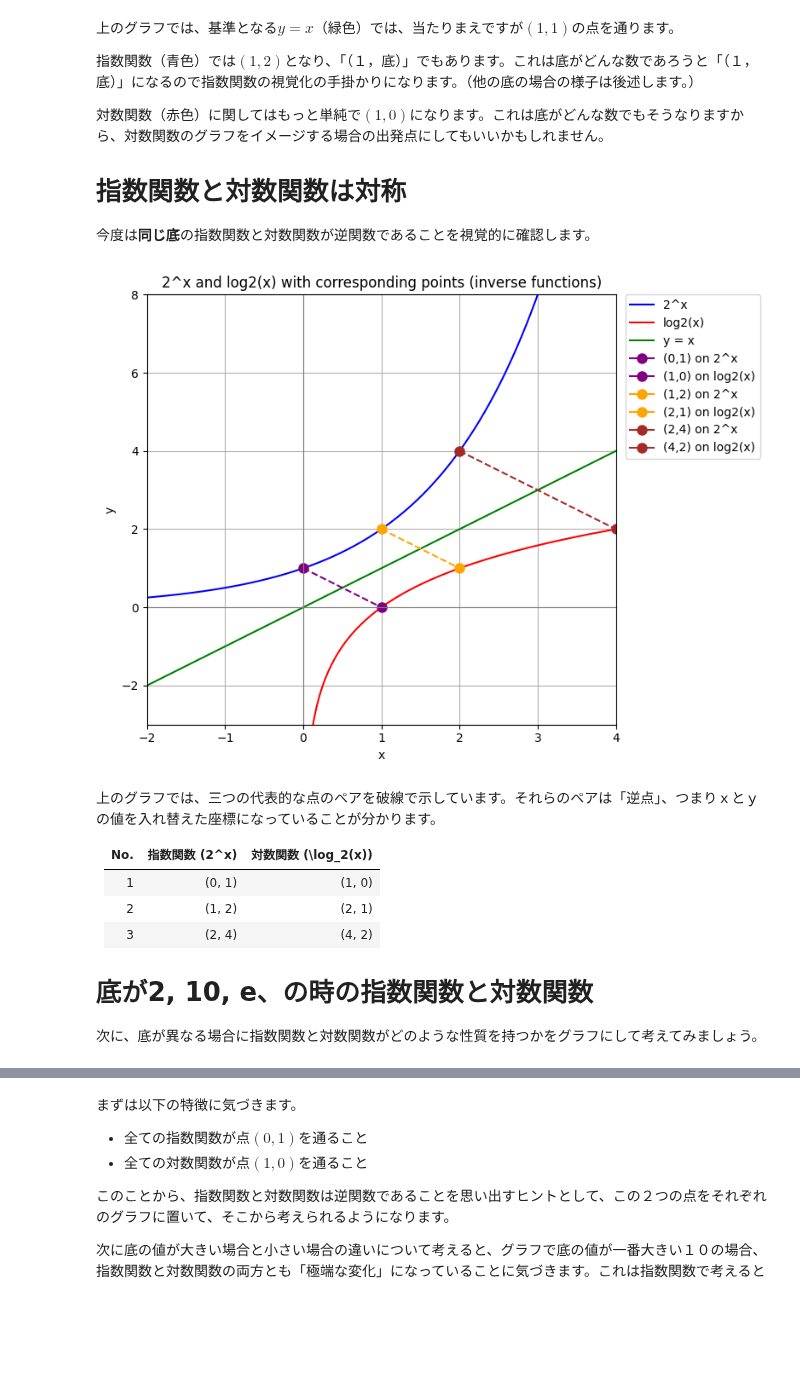
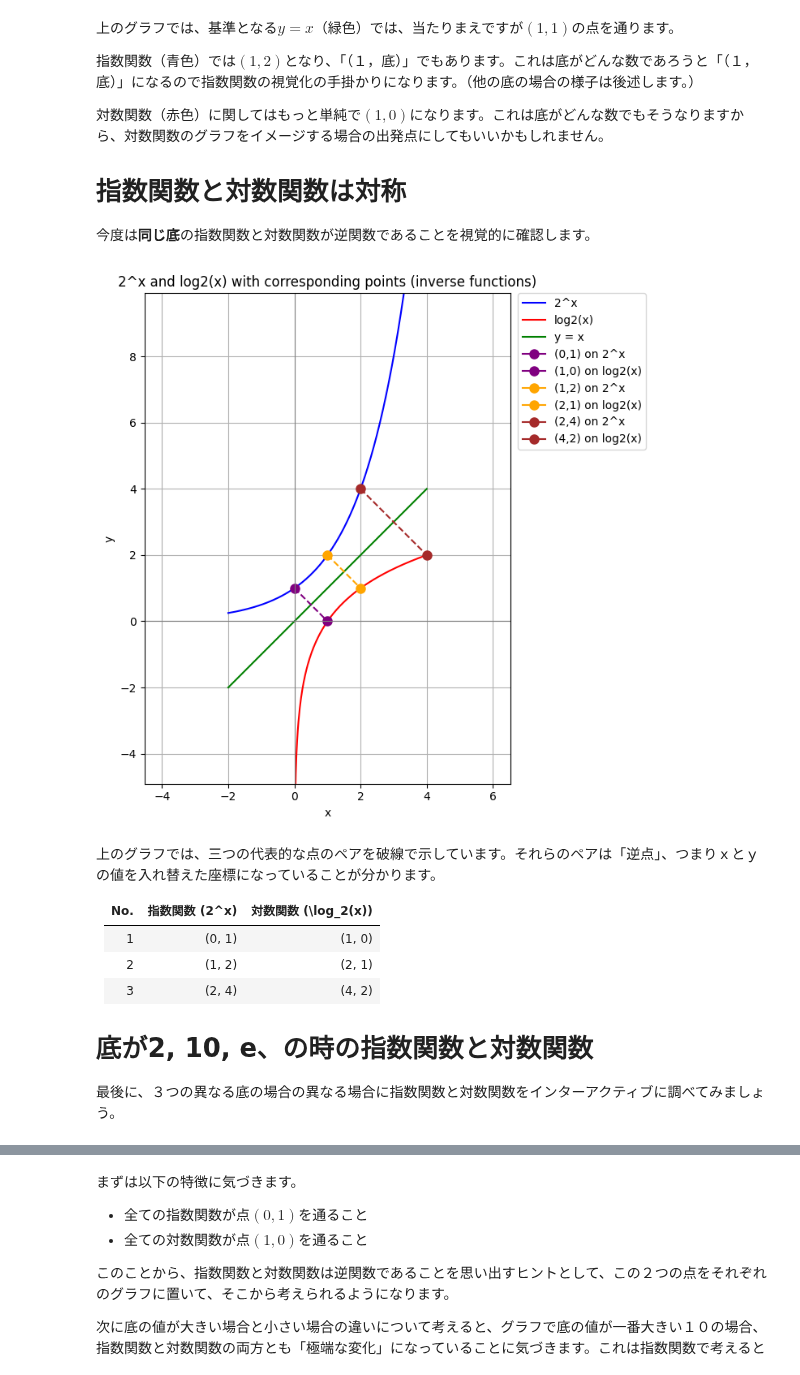
Before and after one commit to yoshiwatanabe/python-test, a Jupyter notebook: math/exponential_logrithmic.ipynb, the cells around one changed output, grey strips where cells are left out. Drawn from its saved outputs; the diff is of its cells as text; code cells hidden in the pictures; blank space fills up the shorter version.

```diff
--- a/math/exponential_logrithmic.ipynb
+++ b/math/exponential_logrithmic.ipynb
@@ -280,60 +273,51 @@ Y_h = h_np(X_h)
 # =================================
 # 4) Matplotlib で描画
 # =================================
-plt.figure(figsize=(8,6))
+plt.figure(figsize=(7,7))  # 正方形の描画領域
 
 # 4.1) 連続曲線を描画
 plt.plot(X_f, Y_f, label="2^x", color='blue')
 plt.plot(X_g, Y_g, label="log2(x)", color='red')
 plt.plot(X_h, Y_h, label="y = x", color='green')
 
 # 4.2) 代表的な「対応ペアの点」を示す
-#     例: (0,1) <--> (1,0), (1,2) <--> (2,1), (2,4) <--> (4,2)
-#     これらは 2^x と log2(x) の関係 (y=x に関して対称) を示す。
+pairs_exp = [(0, 1), (1, 2), (2, 4)]  # (x, 2^x)
+pairs_log = [(1, 0), (2, 1), (4, 2)]  # (y, x) for log2(x)
 
-pairs_exp = [(0, 1), (1, 2), (2, 4)]  # (x, 2^x)
-# 対応する対数側の点は (2^x, x) = (y, x)
-# → つまり (1, 0), (2, 1), (4, 2)
-pairs_log = [(1, 0), (2, 1), (4, 2)]
-
-# 好みの色を定義(対応ペア同士で同じ色にする)
+# 好みの色を定義
 colors = ["purple", "orange", "brown"]
 
 for (ex, ey), (lx, ly), c in zip(pairs_exp, pairs_log, colors):
-    # ex: x座標 (指数グラフ), ey: y座標
-    # lx, ly は 対数グラフ上の座標
-
-    # (A) 指数グラフ上の点 (ex, ey)
-    plt.plot([ex], [ey], marker='o', markersize=8, color=c,
-             label=f"({ex},{ey}) on 2^x")
-
-    # (B) 対数グラフ上の点 (lx, ly)
-    plt.plot([lx], [ly], marker='o', markersize=8, color=c,
-             label=f"({lx},{ly}) on log2(x)")
-
-    # (C) 両点を結ぶ補助線: dashed線
-    #     この直線は y=x に関して対称な点同士をつなぐ
+    # 指数グラフ上の点 (ex, ey)
+    plt.plot([ex], [ey], marker='o', markersize=8, color=c, label=f"({ex},{ey}) on 2^x")
+    # 対数グラフ上の点 (lx, ly)
+    plt.plot([lx], [ly], marker='o', markersize=8, color=c, label=f"({lx},{ly}) on log2(x)")
+    # 両点を結ぶ補助線（破線）
     plt.plot([ex, lx], [ey, ly], linestyle='--', color=c)
 
-# 4.3) 軸などをわかりやすく
+# 4.3) 軸設定
 plt.axhline(0, color='gray', linewidth=0.8)
 plt.axvline(0, color='gray', linewidth=0.8)
+
+# アスペクト比を 1:1 にする
+plt.gca().set_aspect('equal', adjustable='datalim')
+
+# xとyの範囲
 plt.xlim(-2, 4)
-# 対数 g(x) が負方向に下がるため y軸を少し下げる
 plt.ylim(-3, 8)
 
 plt.xlabel("x")
 plt.ylabel("y")
 plt.title("2^x and log2(x) with corresponding points (inverse functions)")
 
 plt.legend(loc="upper left", bbox_to_anchor=(1.02, 1), borderaxespad=0)
 plt.grid(True)
 
 # 5) グラフを表示
 plt.tight_layout()
 plt.show()
 # %% [output]
-[figure, old version]
+[figure, new version]
 # %% [markdown]
 上のグラフでは、三つの代表的な点のペアを破線で示しています。それらのペアは「逆点」、つまりｘとｙの値を入れ替えた座標になっていることが分かります。
 
@@ -346,4 +330,4 @@ plt.show()
 
 # 底が2, 10, e、の時の指数関数と対数関数
 
-次に、底が異なる場合に指数関数と対数関数がどのような性質を持つかをグラフにして考えてみましょう。
+最後に、３つの異なる底の場合の異なる場合に指数関数と対数関数をインターアクティブに調べてみましょう。
```
Also changed, not shown: parts of 6 cells of this notebook, 1 other file.
